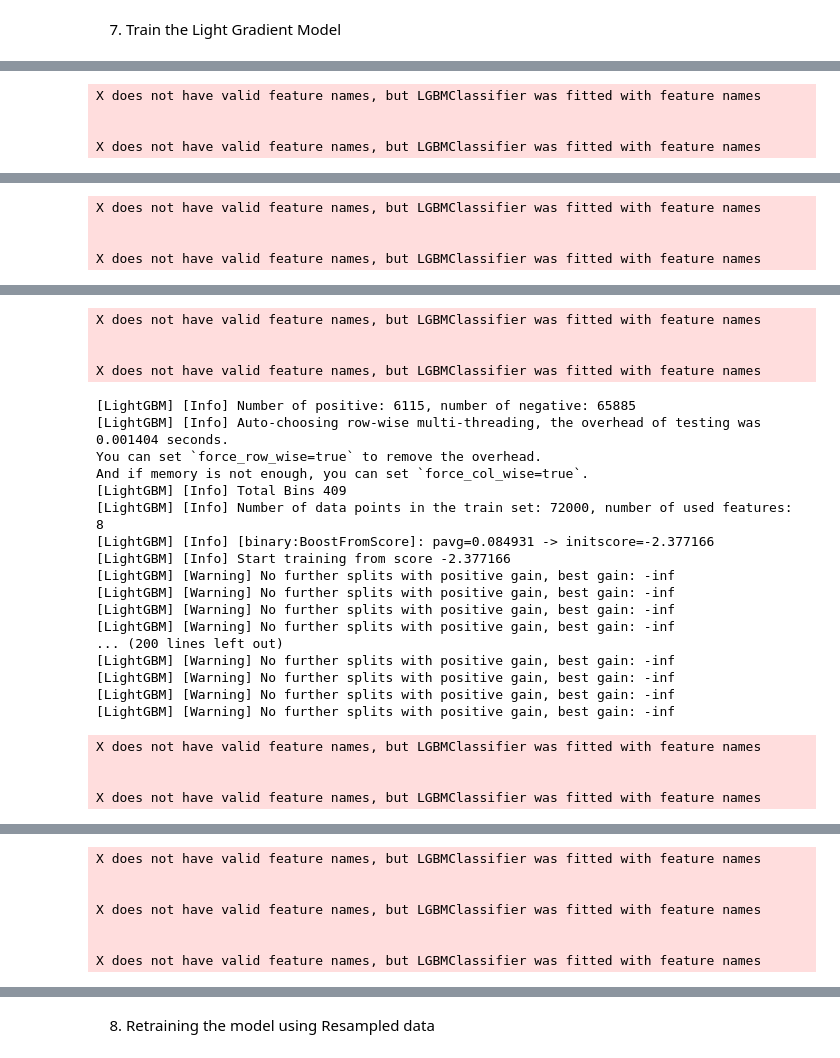
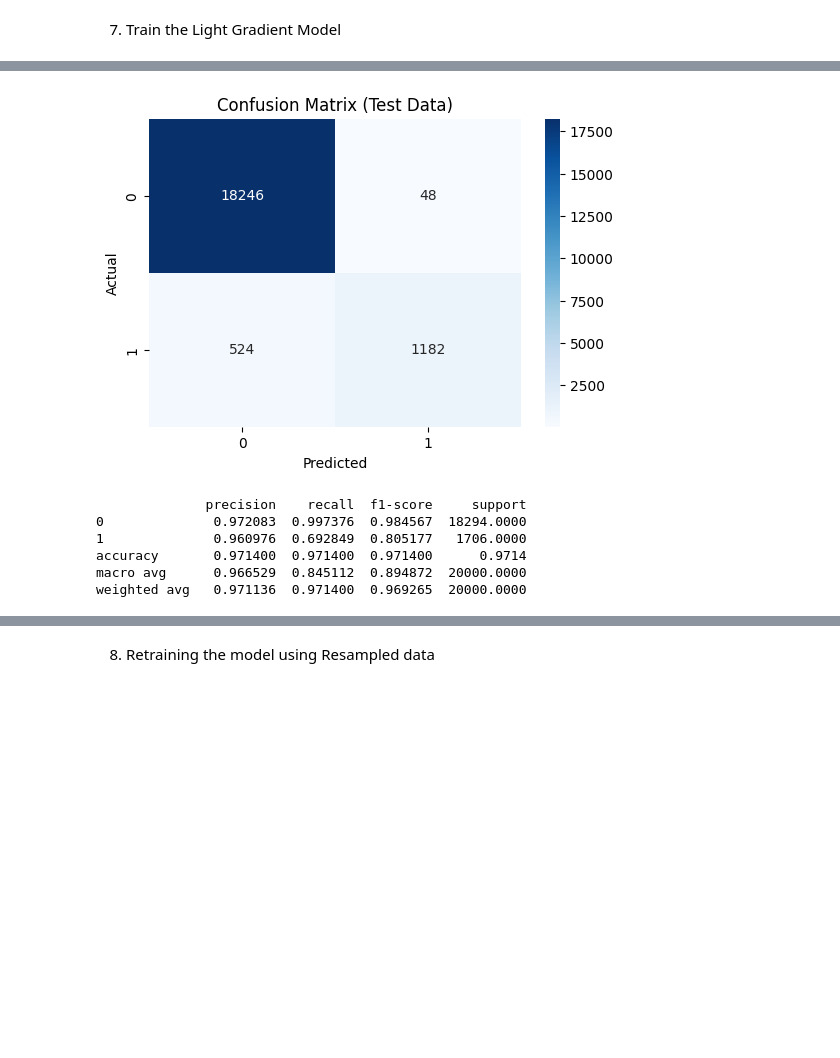
Before and after one commit to WandilePhinzi/explainable-diabetes-prediction, a Jupyter notebook: Jupyter Notebooks/Diabetes_dataset_training/Diabetes_Dataset_Using_LightGradientBoost.ipynb, the cells around one changed output, grey strips where cells are left out. Drawn from its saved outputs; the diff is of its cells as text; code cells hidden in the pictures; blank space fills up the shorter version.

```diff
--- a/Jupyter Notebooks/Diabetes_dataset_training/Diabetes_Dataset_Using_LightGradientBoost.ipynb
+++ b/Jupyter Notebooks/Diabetes_dataset_training/Diabetes_Dataset_Using_LightGradientBoost.ipynb
@@ -91,7 +140,7 @@ dtale.show(df)
 # %%
-X = df.iloc[:, :-1].values
-Y = df.iloc[:, -1].values
-dtale.show(Y, ignore_duplicate=True)
+X = df.iloc[:, :-1]  # DataFrame with original column names
+Y = df.iloc[:, -1]   # Series with original name
+dtale.show(X, ignore_duplicate=True)
 # %% [output]
 [interactive output not drawn]
 # %% [markdown]
@@ -100,11 +149,28 @@ dtale.show(Y, ignore_duplicate=True)
 X_train, X_test, Y_train, Y_test = train_test_split(X, Y, test_size=0.2, random_state=0)
 # %% [markdown]
 7. Train the Light Gradient Model
+# %%
+lightgradientboostparams = {
+    'random_state':42}
 # %%
-lgb = LightGradientBoostingClassifier(n_estimators=100, learning_rate=0.1, max_depth=3, random_state=42)
-lgb.fit(X_train, Y_train)
-Kfold = KFold(n_splits=10, shuffle=True, random_state=42)
-scores = cross_val_score(lgb, X_train, Y_train, cv=Kfold, scoring='accuracy')
-Y_pred = lgb.predict(X_test)
+lgb = LightGradientBoostingClassifier(**lightgradientboostparams)
+lgb.fit(X_train, Y_train,
+          eval_set=[(X_test, Y_test)],
+          )
+y_pred_train = lgb.predict(X_test)
+cm_train = confusion_matrix(Y_test, y_pred_train)
+import seaborn as sns
+import matplotlib.pyplot as plt
+plt.figure(figsize=(6,4))
+sns.heatmap(cm_train, annot=True, fmt='d', cmap='Blues')
+plt.xlabel('Predicted')
+plt.ylabel('Actual')
+plt.title('Confusion Matrix (Test Data)')
+plt.show()
+
+# Display evaluation matrix (classification report)
+report_train = classification_report(Y_test, y_pred_train, output_dict=True)
+df_report_train = pd.DataFrame(report_train).transpose()
+print(df_report_train)
 # %% [output]
 [LightGBM] [Info] Number of positive: 6794, number of negative: 73206
@@ -127,4 +184,7 @@ And if memory is not enough, you can set `force_col_wise=true`.
+[figure, added]
-X does not have valid feature names, but LGBMClassifier was fitted with feature names
-
-
-X does not have valid feature names, but LGBMClassifier was fitted with feature names
+              precision    recall  f1-score     support
+0              0.972083  0.997376  0.984567  18294.0000
+1              0.960976  0.692849  0.805177   1706.0000
+accuracy       0.971400  0.971400  0.971400      0.9714
+macro avg      0.966529  0.845112  0.894872  20000.0000
+weighted avg   0.971136  0.971400  0.969265  20000.0000
@@ -148,4 +190,0 @@ X does not have valid feature names, but LGBMClassifier was fitted with feature
-X does not have valid feature names, but LGBMClassifier was fitted with feature names
-
-
-X does not have valid feature names, but LGBMClassifier was fitted with feature names
@@ -169,25 +190,0 @@ X does not have valid feature names, but LGBMClassifier was fitted with feature
-X does not have valid feature names, but LGBMClassifier was fitted with feature names
-
-
-X does not have valid feature names, but LGBMClassifier was fitted with feature names
-[LightGBM] [Info] Number of positive: 6115, number of negative: 65885
-[LightGBM] [Info] Auto-choosing row-wise multi-threading, the overhead of testing was 0.001404 seconds.
-You can set `force_row_wise=true` to remove the overhead.
-And if memory is not enough, you can set `force_col_wise=true`.
-[LightGBM] [Info] Total Bins 409
-[LightGBM] [Info] Number of data points in the train set: 72000, number of used features: 8
-[LightGBM] [Info] [binary:BoostFromScore]: pavg=0.084931 -> initscore=-2.377166
-[LightGBM] [Info] Start training from score -2.377166
-[LightGBM] [Warning] No further splits with positive gain, best gain: -inf
-[LightGBM] [Warning] No further splits with positive gain, best gain: -inf
-[LightGBM] [Warning] No further splits with positive gain, best gain: -inf
-[LightGBM] [Warning] No further splits with positive gain, best gain: -inf
-... (200 lines left out)
-[LightGBM] [Warning] No further splits with positive gain, best gain: -inf
-[LightGBM] [Warning] No further splits with positive gain, best gain: -inf
-[LightGBM] [Warning] No further splits with positive gain, best gain: -inf
-[LightGBM] [Warning] No further splits with positive gain, best gain: -inf
-X does not have valid feature names, but LGBMClassifier was fitted with feature names
-
-
-X does not have valid feature names, but LGBMClassifier was fitted with feature names
@@ -211,7 +190,0 @@ And if memory is not enough, you can set `force_col_wise=true`.
-X does not have valid feature names, but LGBMClassifier was fitted with feature names
-
-
-X does not have valid feature names, but LGBMClassifier was fitted with feature names
-
-
-X does not have valid feature names, but LGBMClassifier was fitted with feature names
```
Also changed, not shown: parts of 22 cells of this notebook, 10 other files.
